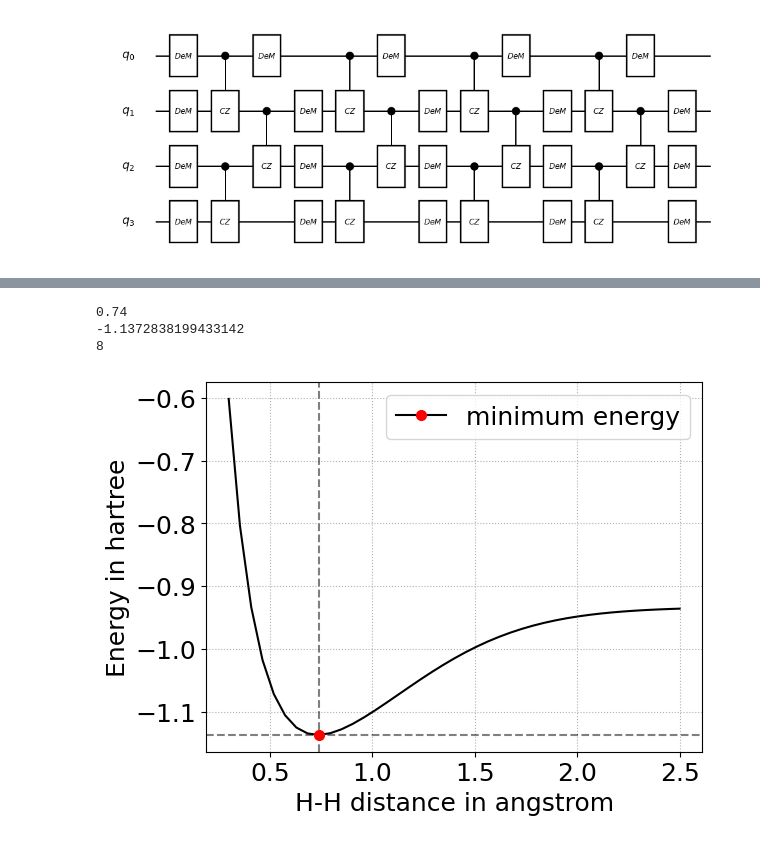
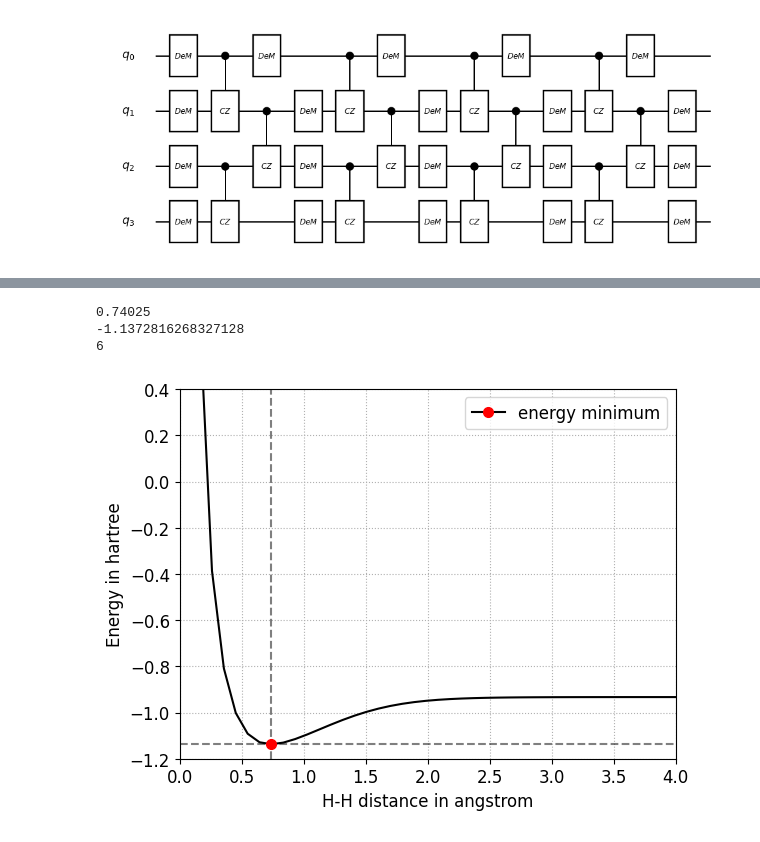
Before and after one commit to SYen-qc/Quantum_computing, a Jupyter notebook: VQE.ipynb, the cells around one changed output, grey strips where cells are left out. Cells and saved outputs as stored; diff of their text form; code cells hidden in the pictures.

```diff
--- a/VQE.ipynb
+++ b/VQE.ipynb
@@ -71,5 +75,5 @@ print(opt.fun)
 # %%
-plt.rcParams["font.size"] = 18
+plt.rcParams["font.size"] = 12
 plt.plot(cost_history, color="red", label="VQE")
 plt.plot(range(len(cost_history)), [molecule.fci_energy]*len(cost_history), linestyle="dashed", color="black", label="Exact Solution")
 plt.xlabel("Iteration")
@@ -82,15 +86,18 @@ plt.show()
 # %%
+#number = 41
+#r_initial = 0.3
+#r_final = 2.5
 number = 41
-r_initial = 0.3
-r_final = 2.5
+r_initial = 0.165
+r_final = 4.0
 r_list = []
-hf_energies = []
+energies = []
+depth = 4
 
 method = "BFGS"
-#options = {"maxiter": 100, "gtol": 1e-6}
-options = {"disp": True, "gtol": 1e-6}
+#options = {"disp": True, "gtol": 1e-6}
 
-init_theta_list = 2*np.pi*np.random.random(2*n_qubit*(depth+1))
+init_theta_list = 2*np.pi*np.random.random(3*n_qubit*depth+2*n_qubit)
 
 for i in tqdm(range(number)):
     r = r_initial+i*(r_final-r_initial)/(number-1)
@@ -102,46 +109,49 @@ for i in tqdm(range(number)):
     qulacs_hamiltonian = create_observable_from_openfermion_text(str(jw_hamiltonian))
 
     def cost(theta_list):
-        state = QuantumState(n_qubit) #|00000> を準備
-        circuit = he_ansatz_circuit(n_qubit, depth, theta_list) #量子回路を構成
-        circuit.update_quantum_state(state) #量子回路を状態に作用
-        return qulacs_hamiltonian.get_expectation_value(state) #ハミルトニアンの期待値を計算
+        state = QuantumState(n_qubit)
+        circuit = he_ansatz_circuit(n_qubit, depth, theta_list)
+        circuit.update_quantum_state(state)
+        return qulacs_hamiltonian.get_expectation_value(state)
 
     opt = minimize(cost, init_theta_list, method=method)
-    #opt = minimize(cost, init_theta_list, method=method, options=options)
-    #print(opt.fun)
 
     r_list.append(r)
-    hf_energies.append(opt.fun)
+    energies.append(opt.fun)
 # %%
 r_min = 0
 E_min = 0
 index = 0
 
-for j in range(len(hf_energies)):
-    if hf_energies[j] < E_min:
+for j in range(len(energies)):
+    if energies[j] < E_min:
         r_min = r_list[j]
-        E_min = hf_energies[j]
+        E_min = energies[j]
         index = j
 
 print(r_min)
 print(E_min)
 print(index)
 # %% [output]
-0.74
--1.1372838199433142
-8
+0.74025
+-1.1372816268327128
+6
 # %%
+xmin_plot, xmax_plot = 0, 4
+ymin_plot, ymax_plot = -1.2, 0.4
+plt.xlim(xmin_plot, xmax_plot)
+plt.ylim(ymin_plot, ymax_plot)
+
 plt.axvline(r_min, color="black", linestyle="dashed", alpha=0.5)
 plt.axhline(E_min, color="black", linestyle="dashed", alpha=0.5)
 
-plt.plot(r_list, hf_energies, color="black", linestyle="solid")
-plt.plot(r_min, E_min, color="black", marker="o", markersize=7, markeredgecolor="red", markerfacecolor="red", label="minimum energy")
+plt.plot(r_list, energies, color="black", linestyle="solid")
+plt.plot(r_min, E_min, color="black", marker="o", markersize=7, markeredgecolor="red", markerfacecolor="red", label="energy minimum")
 
 plt.ylabel("Energy in hartree")
 plt.xlabel("H-H distance in angstrom")
 plt.grid(linestyle='dotted')
 plt.legend()
 plt.show()
 # %% [output]
-[figure, old version]
+[figure, new version]
```
Also changed, not shown: parts of 6 cells of this notebook.
